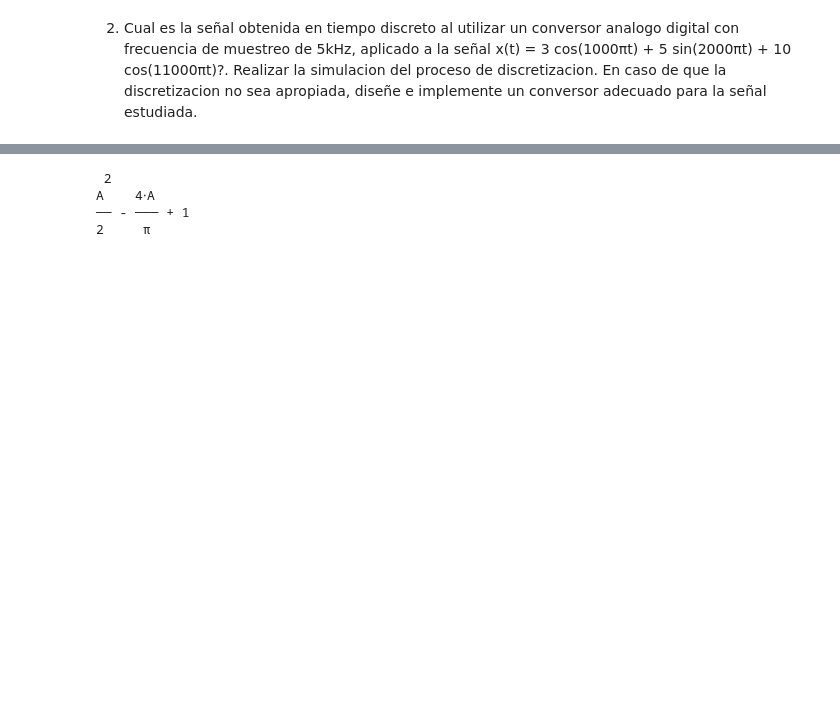
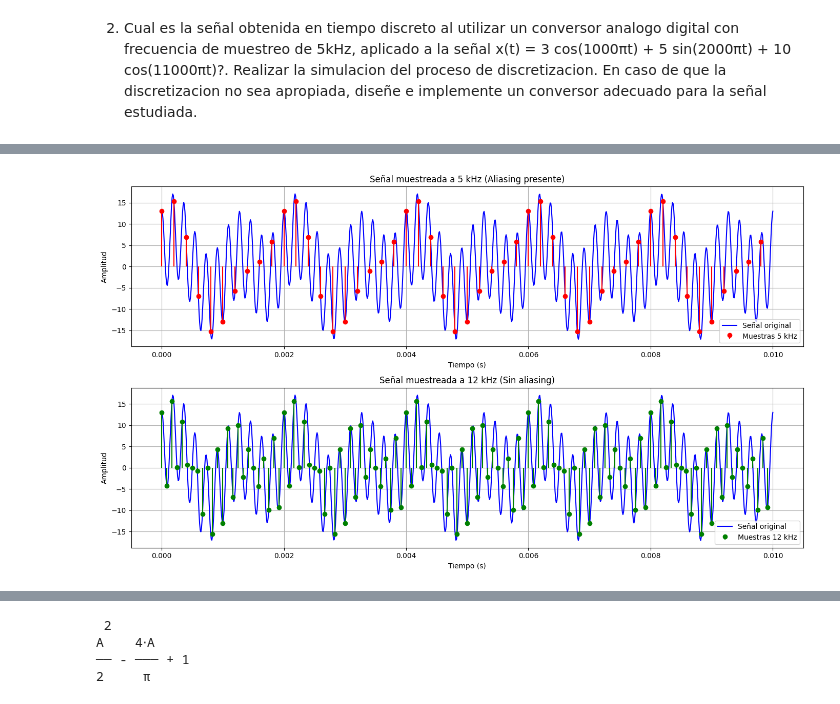
Before and after one commit to Ebl14/senales_y_sistemas, a Jupyter notebook: parcial_1señales.ipynb, the cells around one changed output, grey strips where cells are left out. Saved outputs shown, nothing was run; the diff lists cells and outputs as text; code cells hidden in the pictures; blank space fills up the shorter version.

```diff
--- a/parcial_1señales.ipynb
+++ b/parcial_1señales.ipynb
@@ -274 +99,90 @@ plt.show()
+# %%
+# ===========================================
+# ANÁLISIS DE MUESTREO Y SEÑAL COMPUESTA EN DOMINIO DEL TIEMPO
+# ===========================================
+
+# Importación de librerías necesarias
+import numpy as np                              # NumPy para manejo de vectores y operaciones matemáticas
+import matplotlib.pyplot as plt                 # Matplotlib para graficar señales
+
+# ===========================================
+# PARTE 1: Generación de señal continua
+# ===========================================
+
+# Frecuencia angular base (en radianes/segundo)
+vm = 1000 * np.pi                               # vm representa 1000π rad/s
+
+# Periodo fundamental (en segundos)
+T = 2 * np.pi / vm                              # T = 2π / ω = periodo de la señal base
+
+# Vector de tiempo continuo para graficar la señal continua
+t = np.linspace(0, 0.01, 1000)                  # Tiempo desde 0 hasta 0.01 s, alta resolución
+
+# Definición de la señal compuesta x(t)
+x_t = (
+    3 * np.cos(1000 * np.pi * t) +              # 500 Hz componente
+    5 * np.sin(2000 * np.pi * t) +              # 1000 Hz componente
+    10 * np.cos(11000 * np.pi * t)              # 5500 Hz componente
+)
+
+# ===========================================
+# PARTE 2: Muestreo con fs = 5 kHz (con aliasing)
+# ===========================================
+
+fs1 = 5000                                      # Frecuencia de muestreo en Hz
+Ts1 = 1 / fs1                                   # Periodo de muestreo
+n1 = np.arange(0, 0.01, Ts1)                    # Instantes de muestreo
+t1 = n1                                         # Alias para claridad en el tiempo discreto
+
+x_n1 = (
+    3 * np.cos(1000 * np.pi * t1) +
+    5 * np.sin(2000 * np.pi * t1) +
+    10 * np.cos(11000 * np.pi * t1)
+)
+
+# ===========================================
+# PARTE 3: Muestreo con fs = 12 kHz (sin aliasing)
+# ===========================================
+
+fs2 = 12000                                     # Frecuencia de muestreo en Hz
+Ts2 = 1 / fs2                                   # Periodo de muestreo
+n2 = np.arange(0, 0.01, Ts2)                    # Instantes de muestreo
+t2 = n2                                         # Alias para claridad en el tiempo discreto
+
+x_n2 = (
+    3 * np.cos(1000 * np.pi * t2) +
+    5 * np.sin(2000 * np.pi * t2) +
+    10 * np.cos(11000 * np.pi * t2)
+)
+
+# ===========================================
+# PARTE 4: Visualización de resultados
+# ===========================================
+
+plt.figure(figsize=(14, 8))
+
+# Subplot 1: Señal muestreada a 5 kHz con la señal original
+plt.subplot(2, 1, 1)
+plt.plot(t, x_t, 'b', label='Señal original')                 # Señal continua
+plt.stem(t1, x_n1, linefmt='r-', markerfmt='ro', basefmt=' ', label='Muestras 5 kHz')  # Muestras
+plt.title('Señal muestreada a 5 kHz (Aliasing presente)')
+plt.xlabel('Tiempo (s)')
+plt.ylabel('Amplitud')
+plt.grid(True)
+plt.legend()
+
+# Subplot 2: Señal muestreada a 12 kHz con la señal original
+plt.subplot(2, 1, 2)
+plt.plot(t, x_t, 'b', label='Señal original')                 # Señal continua
+plt.stem(t2, x_n2, linefmt='g-', markerfmt='go', basefmt=' ', label='Muestras 12 kHz') # Muestras
+plt.title('Señal muestreada a 12 kHz (Sin aliasing)')
+plt.xlabel('Tiempo (s)')
+plt.ylabel('Amplitud')
+plt.grid(True)
+plt.legend()
+
+plt.tight_layout()
+plt.show()
+# %% [output]
+[figure, added]
 # %% [markdown]
```
Also changed, not shown: parts of 4 cells of this notebook.
